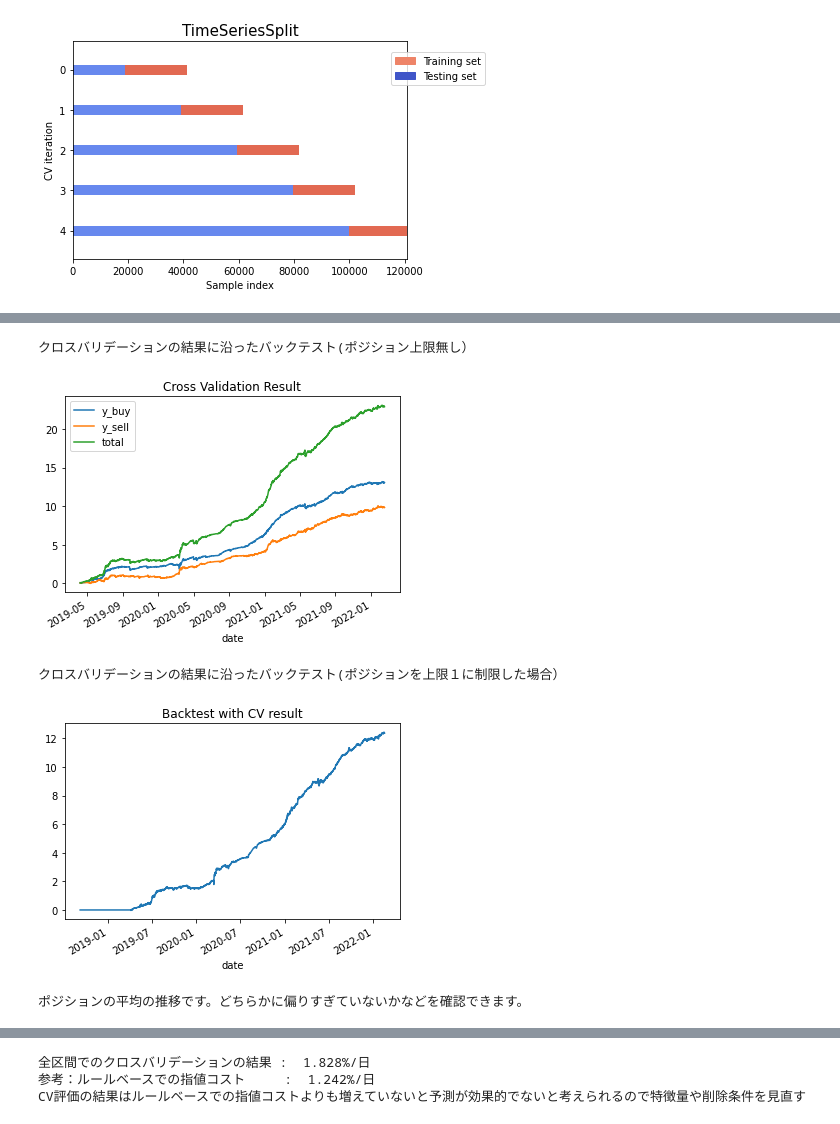
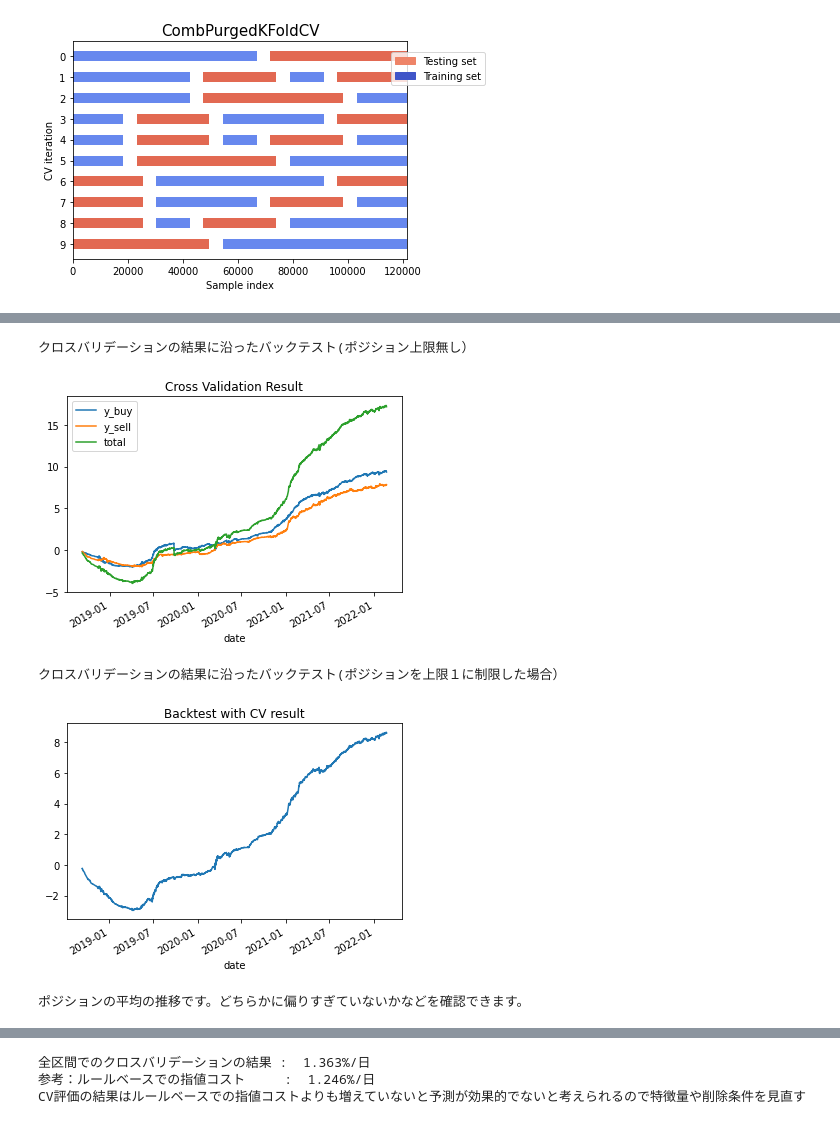
Before and after one commit to kunmosky1/model_generator, a Jupyter notebook: model_gererator.ipynb, the cells around one changed output, grey strips where cells are left out. Drawn from its saved outputs; the diff is of its cells as text; code cells hidden in the pictures.

```diff
--- a/model_gererator.ipynb
+++ b/model_gererator.ipynb
@@ -103,21 +195,21 @@ if calclate_features.endswith(".py") :
 # %%
 # 全区間のクロスバリデーションによる評価
 if calclate_features.endswith(".py") :
     from sklearn.model_selection import KFold, TimeSeriesSplit
     profit_per_day = machine_learning.cross_validation(logger, discord, model, df,
                           # 採用する特徴量は、事前にロジックファイルで削除するよう指定されているものと、重要度によって削除することにしたものを除く
                           features = list(set(features) - set(logic['nouse_columns']) - set(delete_features)),
                           y = target,
                           #------------------------------
                           # バリデーションモデルを指定することが出来ます
 #                          cvmodel = KFold(),
-                          cvmodel = TimeSeriesSplit(),
-#                          cvmodel = tools.CombPurgedKFoldCV(n_splits=5, n_test_splits=2, time_gap=int(len(df)/35), embargo_td=pd.Timedelta('500min')),
+#                          cvmodel = TimeSeriesSplit(),
+                          cvmodel = tools.CombPurgedKFoldCV(n_splits=5, n_test_splits=2, time_gap=int(len(df)/35), embargo_td=pd.Timedelta('500min')),
                           #------------------------------
                           image_path = temp_path )
 
     print( "全区間でのクロスバリデーションの結果 :  {:.3f}%/日".format(profit_per_day))
     print( "参考：ルールベースでの指値コスト     :  {:.3f}%/日".format(ref_maker_cost))
     print( "CV評価の結果はルールベースでの指値コストよりも増えていないと予測が効果的でないと考えられるので特徴量や削除条件を見直す" )
 # %% [output]
-[figure, old version]
+[figure, new version]
@@ -130,5 +222,5 @@ if calclate_features.endswith(".py") :
 クロスバリデーションの結果に沿ったバックテスト(ポジション上限無し）
-[figure, old version]
+[figure, new version]
 クロスバリデーションの結果に沿ったバックテスト(ポジションを上限１に制限した場合）
-[figure, old version]
+[figure, new version]
 ポジションの平均の推移です。どちらかに偏りすぎていないかなどを確認できます。
@@ -138,5 +230,5 @@ if calclate_features.endswith(".py") :
-全区間でのクロスバリデーションの結果 :  1.828%/日
-参考：ルールベースでの指値コスト     :  1.242%/日
+全区間でのクロスバリデーションの結果 :  1.363%/日
+参考：ルールベースでの指値コスト     :  1.246%/日
 CV評価の結果はルールベースでの指値コストよりも増えていないと予測が効果的でないと考えられるので特徴量や削除条件を見直す
 # %%
 # 最終的なモデルの学習期間と評価期間の検討
```
Also changed, not shown: parts of 6 cells of this notebook.
